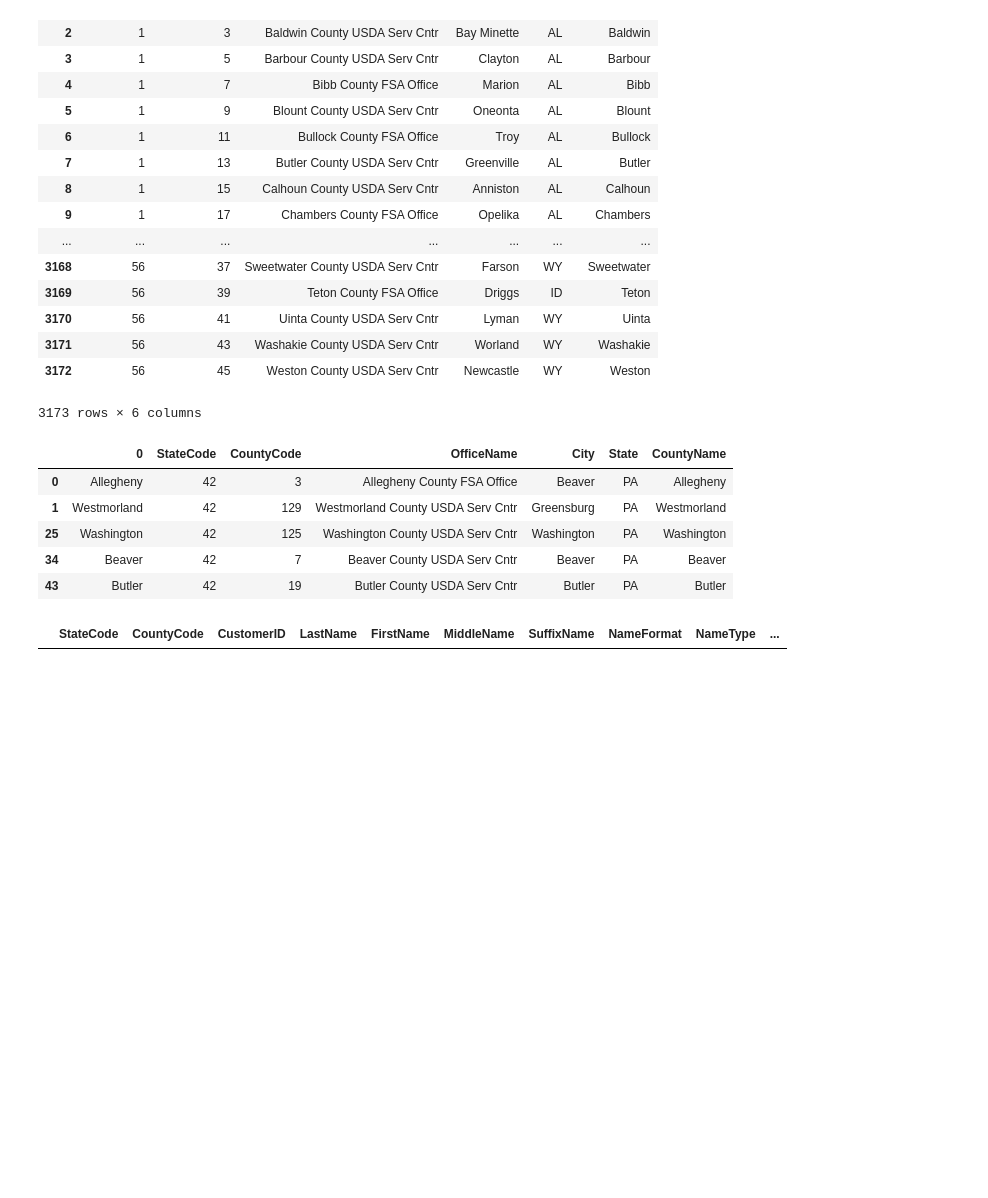
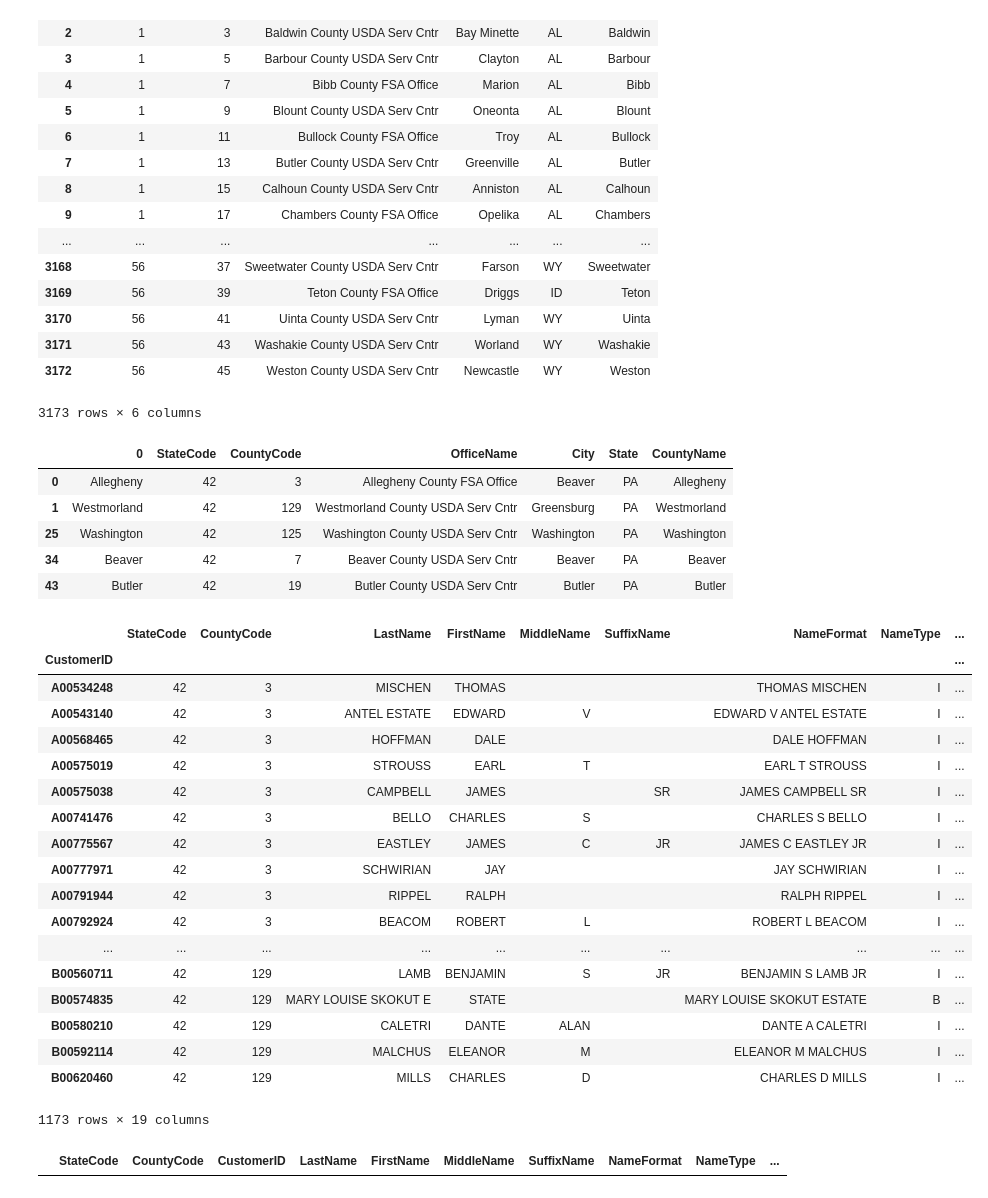
Before and after one commit to richiebful/allegheny-food, a Jupyter notebook: FarmList.ipynb, the cells around one changed output. Cells and saved outputs as stored; diff of their text form; code cells hidden in the pictures; blank space fills up the shorter version.

```diff
--- a/FarmList.ipynb
+++ b/FarmList.ipynb
@@ -29,6 +50,6 @@ recip = recip.set_index("CustomerID")
 # %%
 locCodeHeader = ["StateCode", "CountyCode", "OfficeName", "City", "State"]
-locCode = pandas.read_csv("/home/rfulop/workspace/allegheny-food/data/foia_state_county_codes.csv",
+locCode = pandas.read_csv("data/foia_state_county_codes.csv",
                           header=0, names=locCodeHeader)
 locCode.set_index(["StateCode", "CountyCode"])
 locCode
@@ -117,7 +114,29 @@ nearbyCounties
 | 34 | Beaver | 42 | 7 | Beaver County USDA Serv Cntr | Beaver | PA | Beaver |
 | 43 | Butler | 42 | 19 | Butler County USDA Serv Cntr | Butler | PA | Butler |
 # %%
-localFarmers = recip.merge(nearbyCounties, right_on=["CountyCode", "StateCode"], left_on=["CountyCode", "StateCode"], how="right")
+subsidyRecips = recip.merge(nearbyCounties, right_on=["CountyCode", "StateCode"], left_on=["CountyCode", "StateCode"], how="right", suffixes=["_recip", "_office"])
+subsidyRecips = subsidyRecips.set_index("CustomerID")
+subsidyRecips
+# %% [output]
+|  | StateCode | CountyCode | LastName | FirstName | MiddleName | SuffixName | NameFormat | NameType | ... |
+| CustomerID |  |  |  |  |  |  |  |  | ... |
+| A00534248 | 42 | 3 | MISCHEN | THOMAS |  |  | THOMAS MISCHEN | I | ... |
+| A00543140 | 42 | 3 | ANTEL ESTATE | EDWARD | V |  | EDWARD V ANTEL ESTATE | I | ... |
+| A00568465 | 42 | 3 | HOFFMAN | DALE |  |  | DALE HOFFMAN | I | ... |
+| A00575019 | 42 | 3 | STROUSS | EARL | T |  | EARL T STROUSS | I | ... |
+| A00575038 | 42 | 3 | CAMPBELL | JAMES |  | SR | JAMES CAMPBELL SR | I | ... |
+| A00741476 | 42 | 3 | BELLO | CHARLES | S |  | CHARLES S BELLO | I | ... |
+| A00775567 | 42 | 3 | EASTLEY | JAMES | C | JR | JAMES C EASTLEY JR | I | ... |
+| A00777971 | 42 | 3 | SCHWIRIAN | JAY |  |  | JAY SCHWIRIAN | I | ... |
+| A00791944 | 42 | 3 | RIPPEL | RALPH |  |  | RALPH RIPPEL | I | ... |
+| A00792924 | 42 | 3 | BEACOM | ROBERT | L |  | ROBERT L BEACOM | I | ... |
+| ... | ... | ... | ... | ... | ... | ... | ... | ... | ... |
+| B00560711 | 42 | 129 | LAMB | BENJAMIN | S | JR | BENJAMIN S LAMB JR | I | ... |
+| B00574835 | 42 | 129 | MARY LOUISE SKOKUT E | STATE |  |  | MARY LOUISE SKOKUT ESTATE | B | ... |
+| B00580210 | 42 | 129 | CALETRI | DANTE | ALAN |  | DANTE A CALETRI | I | ... |
+| B00592114 | 42 | 129 | MALCHUS | ELEANOR | M |  | ELEANOR M MALCHUS | I | ... |
+| B00620460 | 42 | 129 | MILLS | CHARLES | D |  | CHARLES D MILLS | I | ... |
+1173 rows × 19 columns
 # %%
 #shows there are no recipients receiving from the PA state office
 recip[(recip.CountyCode==0) & (recip.StateCode==42)]
```
Also changed, not shown: parts of 7 cells of this notebook, 2 other files.
